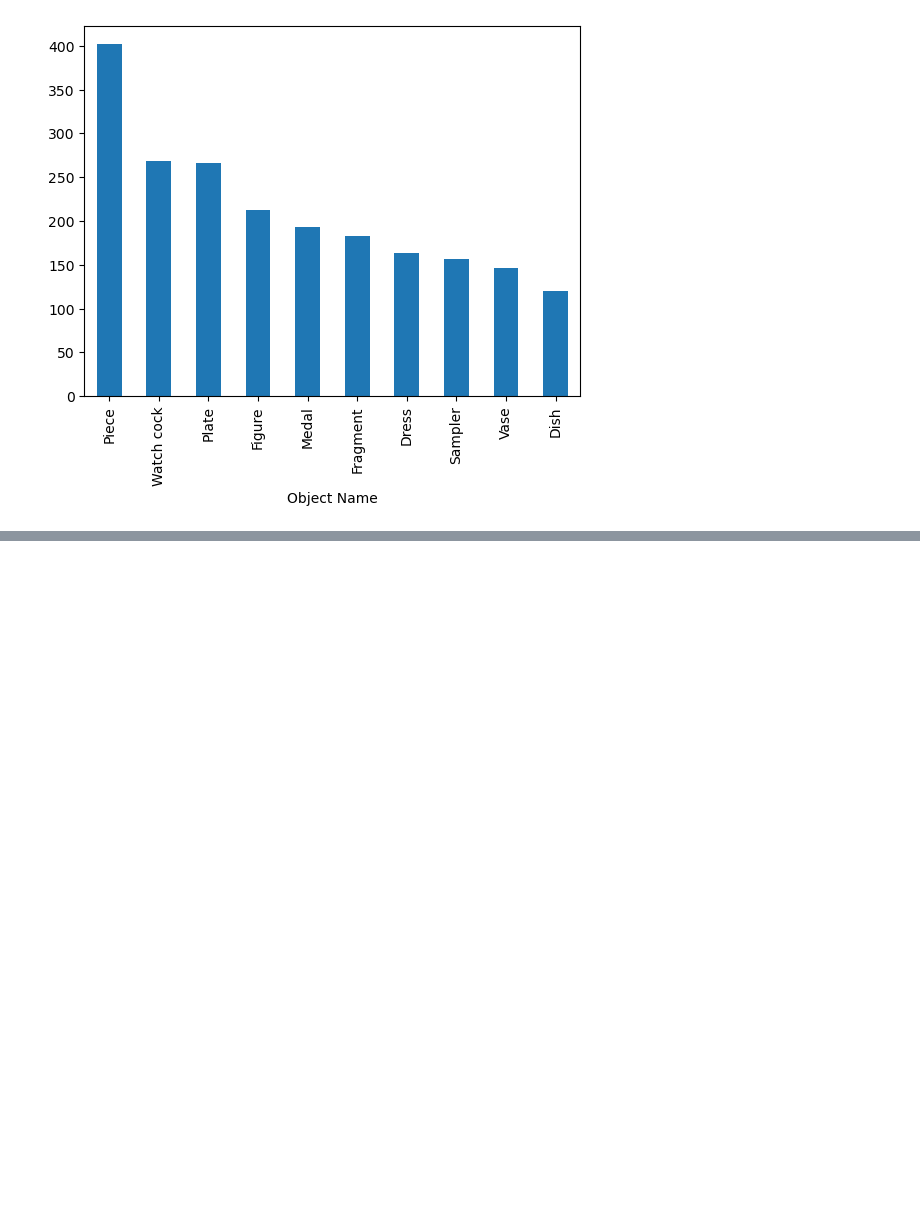
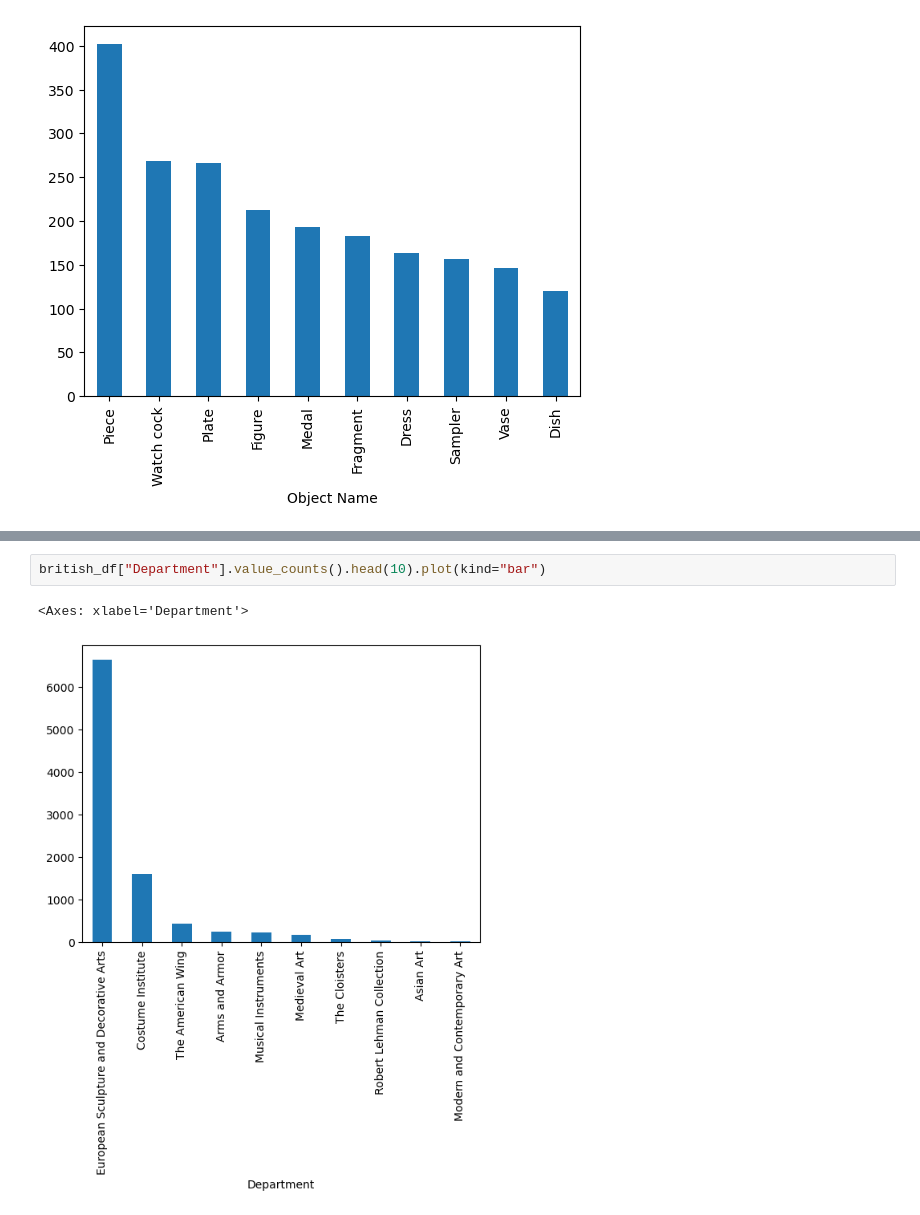
Before and after one commit to lamyae-d/open-scholarship-project, a Jupyter notebook: heritage_data_analysis.ipynb, the cells around one changed output, grey strips where cells are left out. Saved outputs shown, nothing was run; the diff lists cells and outputs as text; blank space fills up the shorter version.

```diff
--- a/heritage_data_analysis.ipynb
+++ b/heritage_data_analysis.ipynb
@@ -75,0 +91,5 @@ british_df["Object Name"].value_counts().head(10).plot(kind="bar")
+# %%
+british_df["Department"].value_counts().head(10).plot(kind="bar")
+# %% [output]
+<Axes: xlabel='Department'>
+[figure, added]
```
Also changed, not shown: parts of 3 cells of this notebook.
